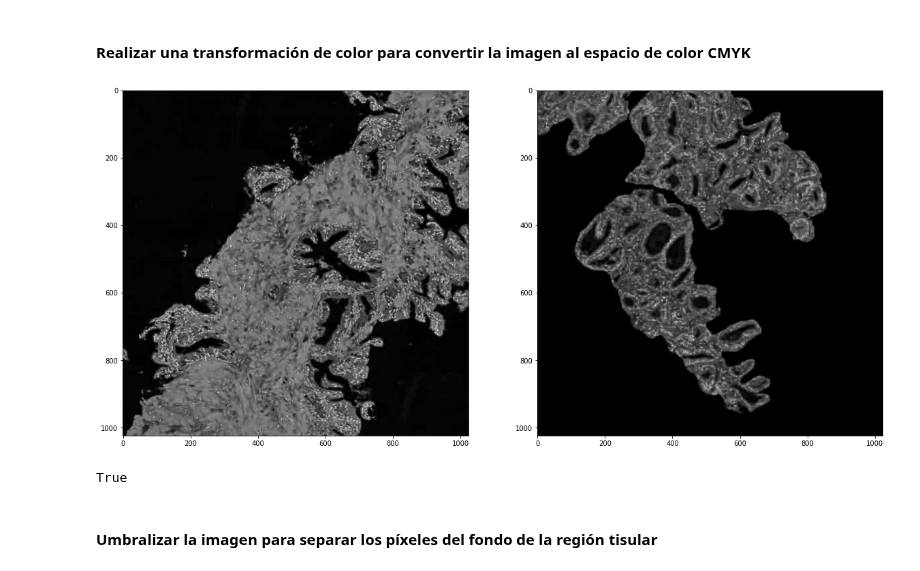
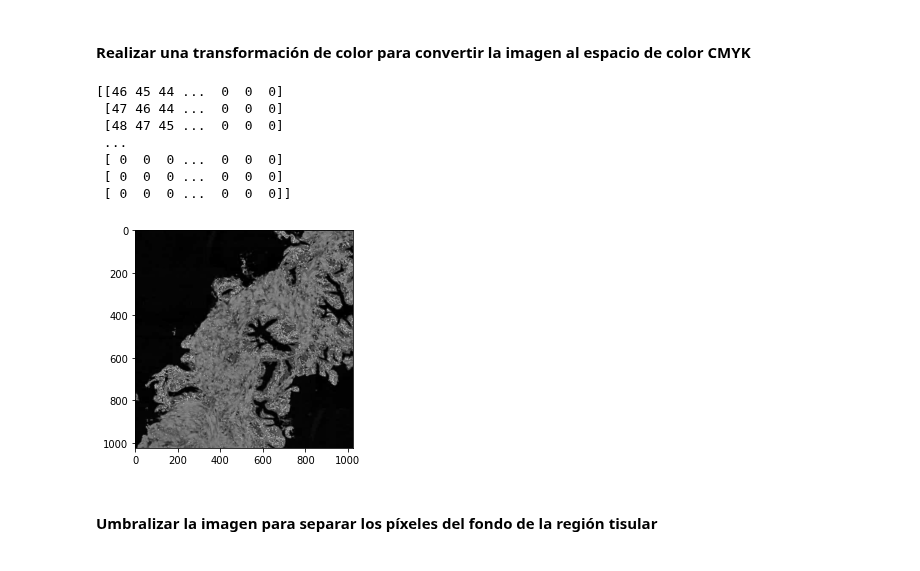
Before and after one commit to GZabalaG/AIMaster, a Jupyter notebook: Supervised/Actividad_Portfolio.ipynb, the cells around one changed output. Saved outputs shown, nothing was run; the diff lists cells and outputs as text; code cells hidden in the pictures.

```diff
--- a/Supervised/Actividad_Portfolio.ipynb
+++ b/Supervised/Actividad_Portfolio.ipynb
@@ -15,16 +19,13 @@ Mounted at /content/drive
 from skimage import io
 import matplotlib.pyplot as plt
 
-fig, ax = plt.subplots(1,2, figsize=(20, 10))
+histo_1 = io.imread('/content/drive/MyDrive/Master IA/Aprendizaje Supervisado/histo_1.jpeg')
+histo_2 = io.imread('/content/drive/MyDrive/Master IA/Aprendizaje Supervisado/histo_2.jpeg')
 
+# Elegir imagen sobre la que realizar el procesado
+histo_x = histo_2
+histo_file = 'histo2'
 
-histo_1_pre = io.imread('/content/drive/MyDrive/Master IA/Aprendizaje Supervisado/histo_1.jpeg')
-histo_2_pre = io.imread('/content/drive/MyDrive/Master IA/Aprendizaje Supervisado/histo_2.jpeg')
-
-# Recuerda normalizar la imagen diviéndola entre 255
-histo_1 = histo_1_pre/255
-histo_2 = histo_2_pre/255
-
-ax[0].imshow(histo_1, cmap='gray')
-ax[1].imshow(histo_2, cmap='gray')
-plt.show
+# Crea directiorio si no existe en drive. En ese directorio guarda las imágenes generadas
+dir = '/content/drive/MyDrive/Master IA/Aprendizaje Supervisado/' + histo_file
+os.makedirs(dir, exist_ok=True)
@@ -33,0 +32,5 @@ plt.show
+# %%
+# Recuerda normalizar la imagen diviéndola entre 255
+histo_x = histo_x/255
+plt.imshow(histo_x, cmap='gray')
+plt.show
@@ -34,29 +40,28 @@ plt.show
 # %% [markdown]
 #### Realizar una transformación de color para convertir la imagen al espacio de color CMYK
+# %%
+print((m*255).astype('uint8'))
+# %% [output]
+[[46 45 44 ...  0  0  0]
+ [47 46 44 ...  0  0  0]
+ [48 47 45 ...  0  0  0]
+ ...
+ [ 0  0  0 ...  0  0  0]
+ [ 0  0  0 ...  0  0  0]
+ [ 0  0  0 ...  0  0  0]]
 # %%
 # 1) Extrae la componente magenta de la imagen (que corresponde a la región tisular)
-
 with np.errstate(invalid='ignore', divide='ignore'):
-   k1 = 1 - np.max(histo_1, axis=2)
-   m1 = (1-histo_1[...,1] - k1)/(1-k1)
-
-   k2 = 1 - np.max(histo_2, axis=2)
-   m2 = (1-histo_2[...,1] - k2)/(1-k2)
+   k = 1 - np.max(histo_x, axis=2)
+   m = (1-histo_x[...,1] - k)/(1-k)
 
 # 2) Visualiza la imagen con la librería de matplotlib.
-fig, ax = plt.subplots (1, 2, figsize=(20, 10))
-
-ax[0].imshow(m1, cmap='gray')
-ax[1].imshow(m2, cmap='gray')
-plt.show()
+plt.imshow(m, cmap='gray')
 
 # 3) Guarda la imagen Magenta con cv2.imwrite con el nombre "1_imagen_magenta.png"
-
-cv.imwrite('1_imagen_magenta1.png', m1)
-cv.imwrite('1_imagen_magenta2.png', m2)
+savefile((m*255).astype('uint8'), dir, '1_imagen_magenta.png')
 # %% [output]
-[figure, old version]
+[figure, new version]
-True
 # %% [markdown]
 #### Umbralizar la imagen para separar los píxeles del fondo de la región tisular
 # %%
```
Also changed, not shown: parts of 11 cells of this notebook.
